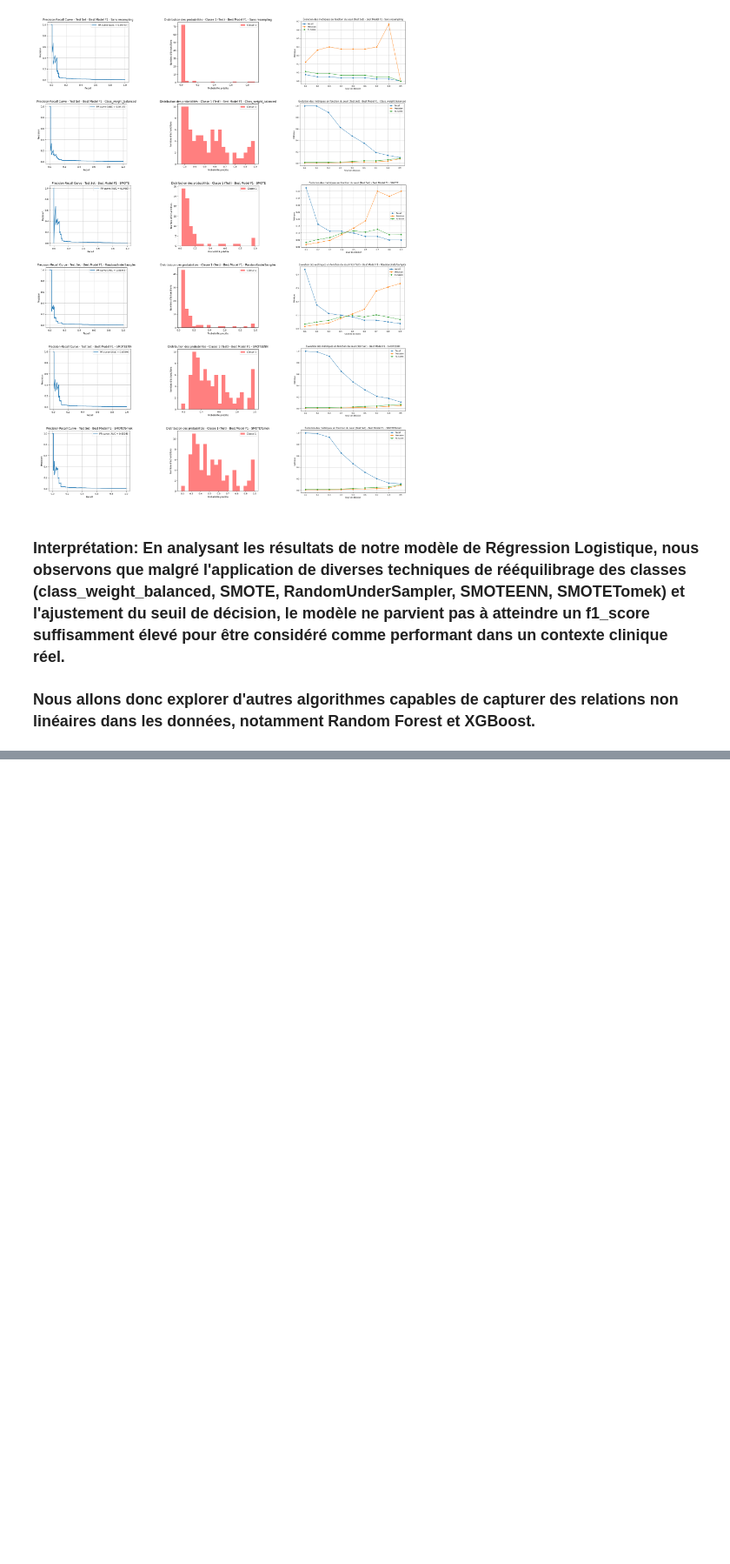
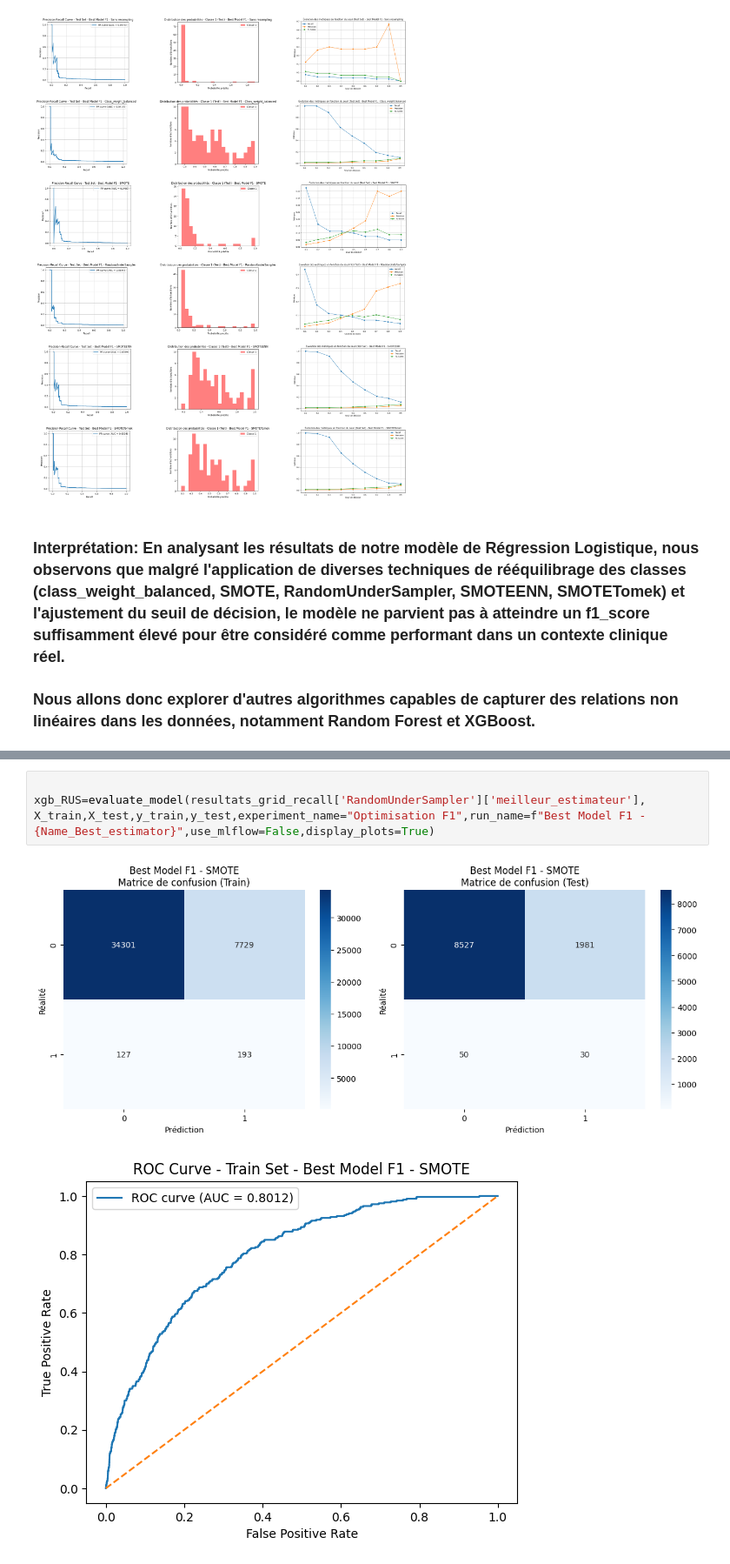
Before and after one commit to thibautmodrin/Jedha_Full_Stack_HPP_Prediction, a Jupyter notebook: 01_Notebooks/03_Model_LogReg.ipynb, the cells around one changed output, grey strips where cells are left out. Shown at 87% size. Drawn from its saved outputs; the diff is of its cells as text; blank space fills up the shorter version.

```diff
--- a/01_Notebooks/03_Model_LogReg.ipynb
+++ b/01_Notebooks/03_Model_LogReg.ipynb
@@ -1189,0 +1210,6 @@ comparer_modeles_visuellement(modeles_optimises,filter_list=['precision_recall_c
+# %%
+
+xgb_RUS=evaluate_model(resultats_grid_recall['RandomUnderSampler']['meilleur_estimateur'], X_train,X_test,y_train,y_test,experiment_name="Optimisation F1",run_name=f"Best Model F1 - {Name_Best_estimator}",use_mlflow=False,display_plots=True)
+# %% [output]
+[figure, added]
+[figure, added]
```
Also changed, not shown: parts of 2 cells of this notebook, 1 other file.
